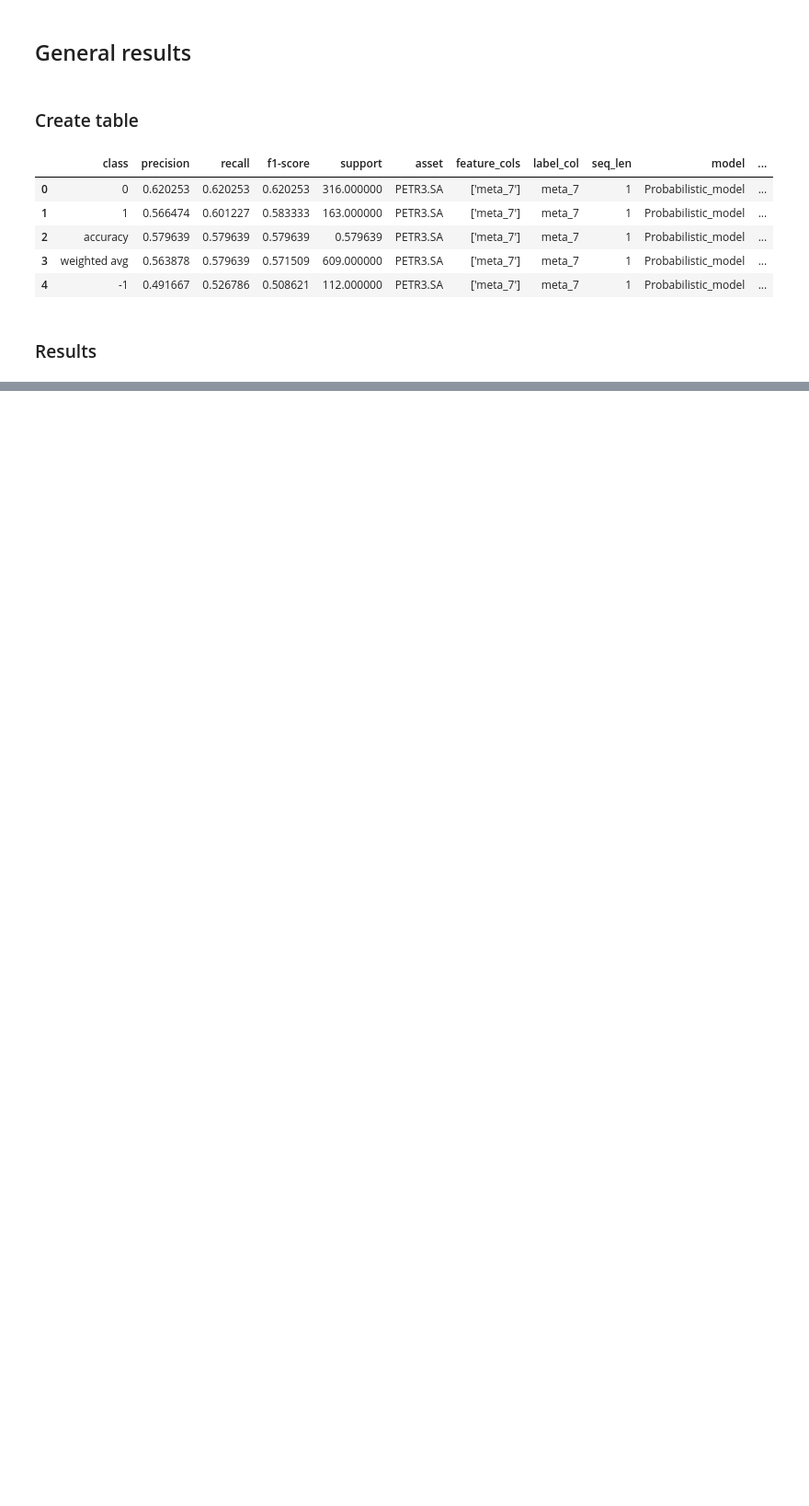
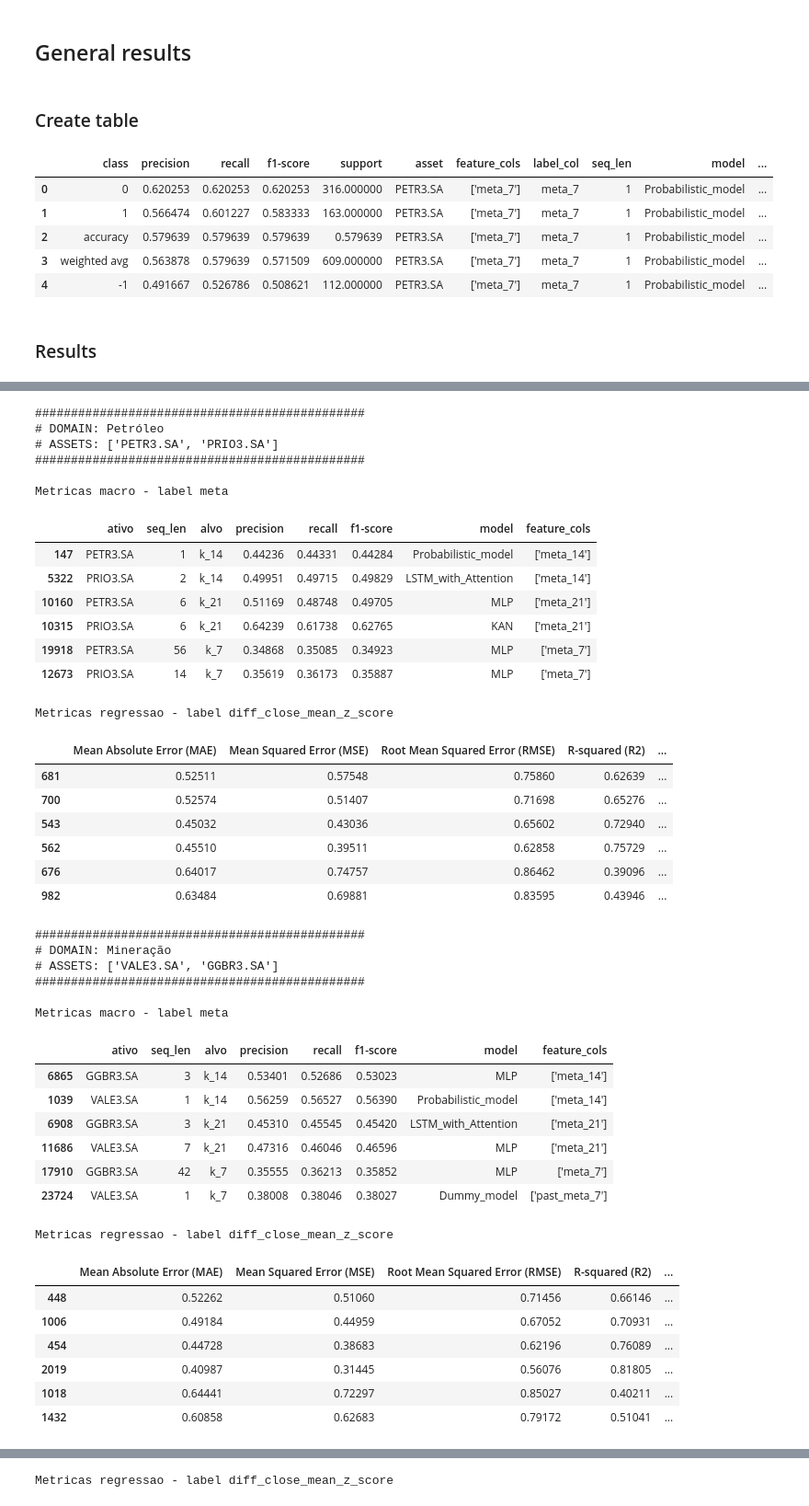
Before and after one commit to semcovici/Mean-Reversion-Prediction-with-Brazilian-Stocks-Market, a Jupyter notebook: notebooks/results_monografia.ipynb, the cells around one changed output, grey strips where cells are left out. Shown at 92% size. Cells and saved outputs as stored; diff of their text form; code cells hidden in the pictures; blank space fills up the shorter version.

Commit message:
monografia graficos

```diff
--- a/notebooks/results_monografia.ipynb
+++ b/notebooks/results_monografia.ipynb
@@ -374,7 +225,14 @@ fig.show()
+# %%
+# remover outlier que estraga o grafico
+final_results_reg.drop(final_results_reg['R-squared (R2)'].idxmin(), inplace = True)
 # %%
 # general
 macro_clf = final_results_clf[(final_results_clf['class'] == 'macro avg')].round(5)
 reg= final_results_reg.round(5)
+# %%
+reg.label_col = reg.label_col.apply(lambda x: x.replace('diff_close_mean_z_score', 'z'))
+# %%
+macro_clf.label_col = macro_clf.label_col.apply(lambda x: x.replace('meta', 'k'))
 # %%
 for label in reg.label_col.unique():
 
@@ -427,0 +287,67 @@ label: meta_21
+# %%
+for assets, domain in assets_domain:
+    print(f'''
+##############################################
+# DOMAIN: {domain}
+# ASSETS: {assets}
+##############################################
+          ''')
+
+    print('Metricas macro - label meta')
+    metrics_clf = macro_clf[macro_clf.label_col.str.contains('k') & macro_clf.asset.isin(assets)].\
+    drop(['support', 'scaling_method', 'prediction_type', 'class'], axis =1 ).\
+            rename({'asset': 'ativo', 'label_col': 'alvo'},axis=1)[['ativo','seq_len','alvo','precision','recall', 'f1-score', 'model', 'feature_cols']]
+
+
+    display(metrics_clf.loc[metrics_clf.groupby(['alvo','ativo'])['f1-score'].idxmax()])
+
+    print('Metricas regressao - label diff_close_mean_z_score')
+
+    metrics_reg = reg[reg.label_col.str.contains('z') & reg.asset.isin(assets)].\
+        drop(['scaling_method', 'prediction_type', 'feature_cols'], axis = 1).\
+            rename({'asset': 'ativo', 'label_col': 'alvo','f1-score':'valor'},axis=1)
+
+    display(metrics_reg.loc[metrics_reg.groupby(['alvo','ativo'])['R-squared (R2)'].idxmax()])
+# %% [output]
+##############################################
+# DOMAIN: Petróleo
+# ASSETS: ['PETR3.SA', 'PRIO3.SA']
+##############################################
+
+Metricas macro - label meta
+|  | ativo | seq_len | alvo | precision | recall | f1-score | model | feature_cols |
+| 147 | PETR3.SA | 1 | k_14 | 0.44236 | 0.44331 | 0.44284 | Probabilistic_model | ['meta_14'] |
+| 5322 | PRIO3.SA | 2 | k_14 | 0.49951 | 0.49715 | 0.49829 | LSTM_with_Attention | ['meta_14'] |
+| 10160 | PETR3.SA | 6 | k_21 | 0.51169 | 0.48748 | 0.49705 | MLP | ['meta_21'] |
+| 10315 | PRIO3.SA | 6 | k_21 | 0.64239 | 0.61738 | 0.62765 | KAN | ['meta_21'] |
+| 19918 | PETR3.SA | 56 | k_7 | 0.34868 | 0.35085 | 0.34923 | MLP | ['meta_7'] |
+| 12673 | PRIO3.SA | 14 | k_7 | 0.35619 | 0.36173 | 0.35887 | MLP | ['meta_7'] |
+Metricas regressao - label diff_close_mean_z_score
+|  | Mean Absolute Error (MAE) | Mean Squared Error (MSE) | Root Mean Squared Error (RMSE) | R-squared (R2) | ... |
+| 681 | 0.52511 | 0.57548 | 0.75860 | 0.62639 | ... |
+| 700 | 0.52574 | 0.51407 | 0.71698 | 0.65276 | ... |
+| 543 | 0.45032 | 0.43036 | 0.65602 | 0.72940 | ... |
+| 562 | 0.45510 | 0.39511 | 0.62858 | 0.75729 | ... |
+| 676 | 0.64017 | 0.74757 | 0.86462 | 0.39096 | ... |
+| 982 | 0.63484 | 0.69881 | 0.83595 | 0.43946 | ... |
+##############################################
+# DOMAIN: Mineração
+# ASSETS: ['VALE3.SA', 'GGBR3.SA']
+##############################################
+
+Metricas macro - label meta
+|  | ativo | seq_len | alvo | precision | recall | f1-score | model | feature_cols |
+| 6865 | GGBR3.SA | 3 | k_14 | 0.53401 | 0.52686 | 0.53023 | MLP | ['meta_14'] |
+| 1039 | VALE3.SA | 1 | k_14 | 0.56259 | 0.56527 | 0.56390 | Probabilistic_model | ['meta_14'] |
+| 6908 | GGBR3.SA | 3 | k_21 | 0.45310 | 0.45545 | 0.45420 | LSTM_with_Attention | ['meta_21'] |
+| 11686 | VALE3.SA | 7 | k_21 | 0.47316 | 0.46046 | 0.46596 | MLP | ['meta_21'] |
+| 17910 | GGBR3.SA | 42 | k_7 | 0.35555 | 0.36213 | 0.35852 | MLP | ['meta_7'] |
+| 23724 | VALE3.SA | 1 | k_7 | 0.38008 | 0.38046 | 0.38027 | Dummy_model | ['past_meta_7'] |
+Metricas regressao - label diff_close_mean_z_score
+|  | Mean Absolute Error (MAE) | Mean Squared Error (MSE) | Root Mean Squared Error (RMSE) | R-squared (R2) | ... |
+| 448 | 0.52262 | 0.51060 | 0.71456 | 0.66146 | ... |
+| 1006 | 0.49184 | 0.44959 | 0.67052 | 0.70931 | ... |
+| 454 | 0.44728 | 0.38683 | 0.62196 | 0.76089 | ... |
+| 2019 | 0.40987 | 0.31445 | 0.56076 | 0.81805 | ... |
+| 1018 | 0.64441 | 0.72297 | 0.85027 | 0.40211 | ... |
+| 1432 | 0.60858 | 0.62683 | 0.79172 | 0.51041 | ... |
@@ -427,0 +367 @@ label: meta_21
+Metricas regressao - label diff_close_mean_z_score
```
Also changed, not shown: parts of 19 cells of this notebook.
